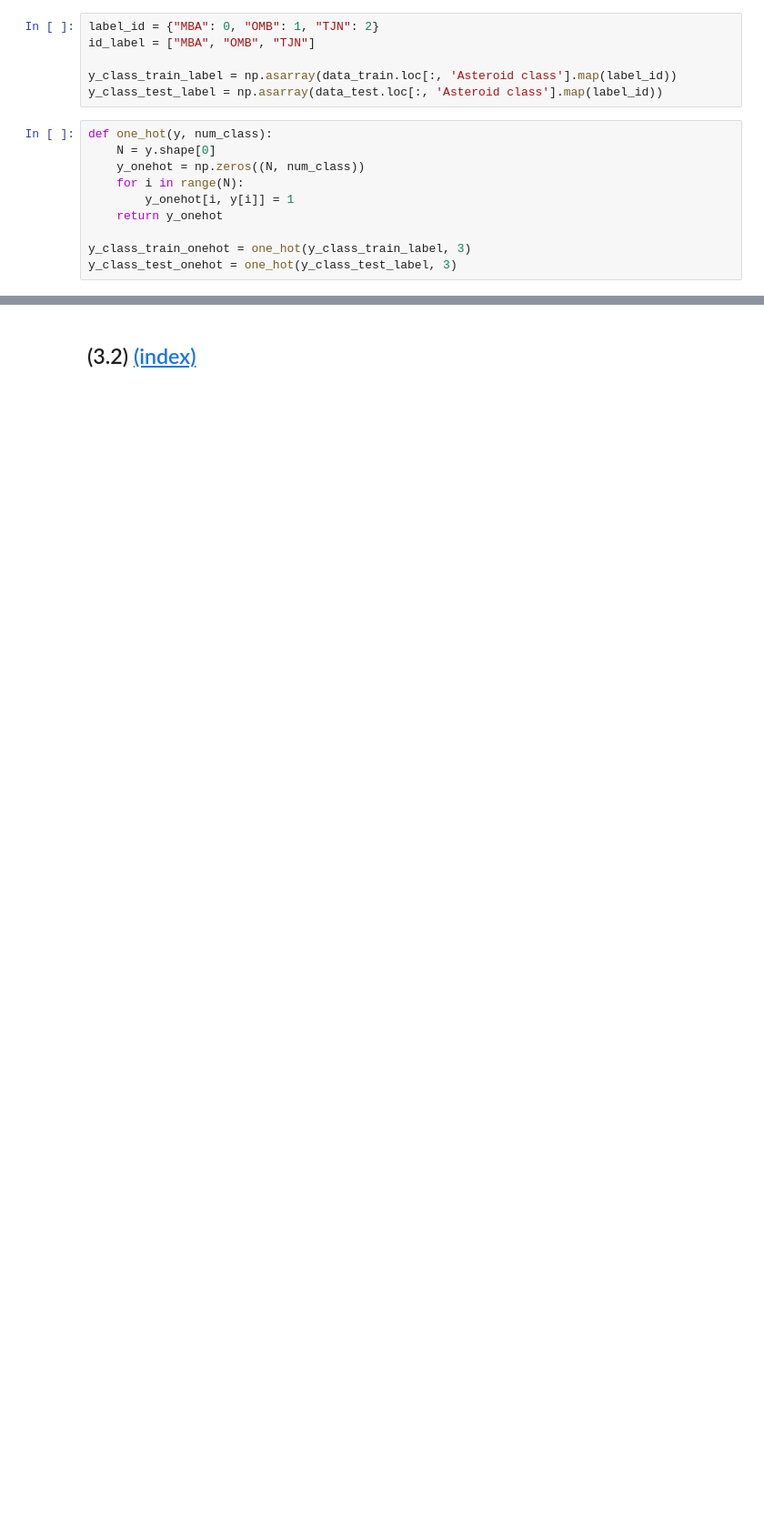
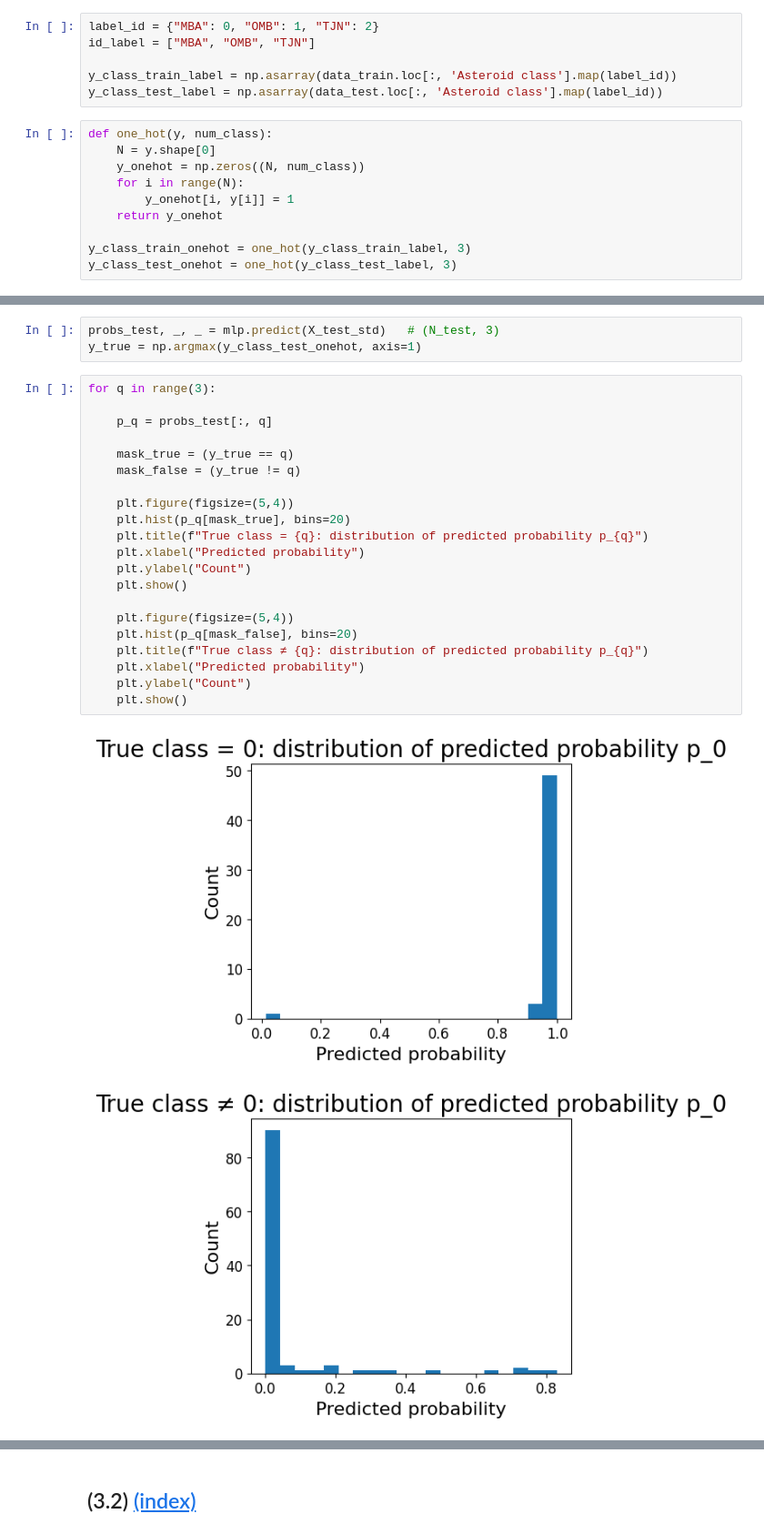
Before and after one commit to Shengyuan-Liu/MATH60026_MethodsForDataScience, a Jupyter notebook: cw1/02371367_Coursework1.ipynb, the cells around one changed output, grey strips where cells are left out. Shown at 91% size. Saved outputs shown, nothing was run; the diff lists cells and outputs as text; blank space fills up the shorter version.

```diff
--- a/cw1/02371367_Coursework1.ipynb
+++ b/cw1/02371367_Coursework1.ipynb
@@ -1213,0 +1265,27 @@ Epoch 50/50: Train CE: 106.4057, Test CE: 34.2652, Train Acc: 93.42%, Test Acc:
+# %%
+probs_test, _, _ = mlp.predict(X_test_std)   # (N_test, 3)
+y_true = np.argmax(y_class_test_onehot, axis=1)
+# %%
+for q in range(3):
+
+    p_q = probs_test[:, q]
+
+    mask_true = (y_true == q)
+    mask_false = (y_true != q)
+
+    plt.figure(figsize=(5,4))
+    plt.hist(p_q[mask_true], bins=20)
+    plt.title(f"True class = {q}: distribution of predicted probability p_{q}")
+    plt.xlabel("Predicted probability")
+    plt.ylabel("Count")
+    plt.show()
+
+    plt.figure(figsize=(5,4))
+    plt.hist(p_q[mask_false], bins=20)
+    plt.title(f"True class ≠ {q}: distribution of predicted probability p_{q}")
+    plt.xlabel("Predicted probability")
+    plt.ylabel("Count")
+    plt.show()
+# %% [output]
+[figure, added]
+[figure, added]
```
Also changed, not shown: parts of 17 cells of this notebook, 1 other file.
